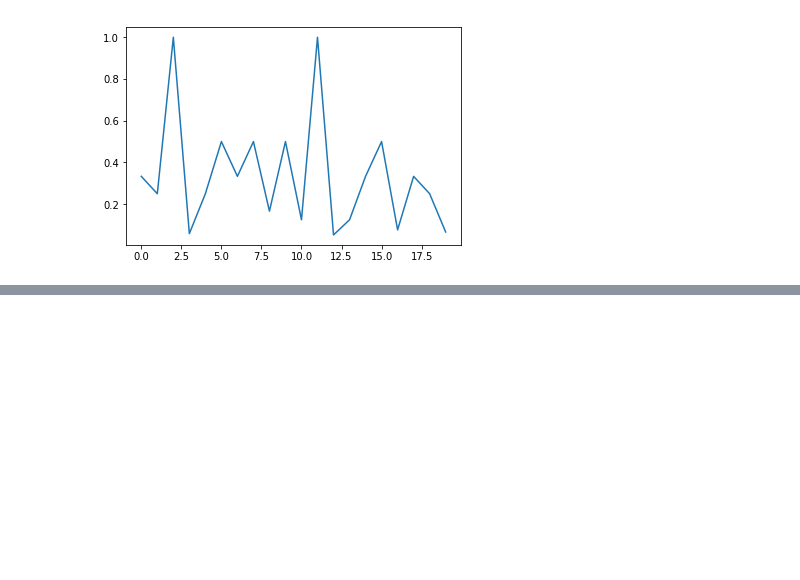
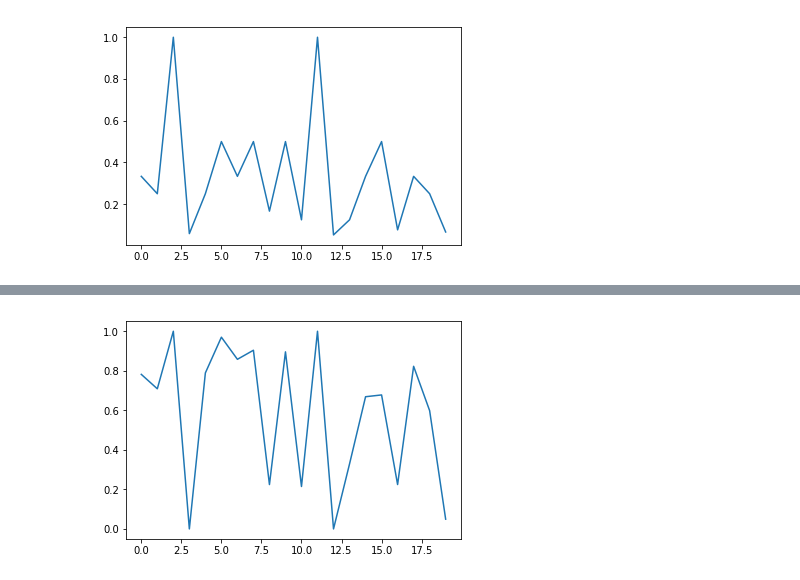
Before and after one commit to turtle-lea/ciencia-de-datos, a Jupyter notebook: tp-6/tp-6b.ipynb, the cells around one changed output, grey strips where cells are left out. Cells and saved outputs as stored; diff of their text form; code cells hidden in the pictures; blank space fills up the shorter version.

```diff
--- a/tp-6/tp-6b.ipynb
+++ b/tp-6/tp-6b.ipynb
@@ -412,0 +426,5 @@ for i in range(0,len(vec1)):
+# %%
+plt.plot(similarity_lin[0:20])
+plt.show()
+# %% [output]
+[figure, added]
```
Also changed, not shown: parts of 6 cells of this notebook.
